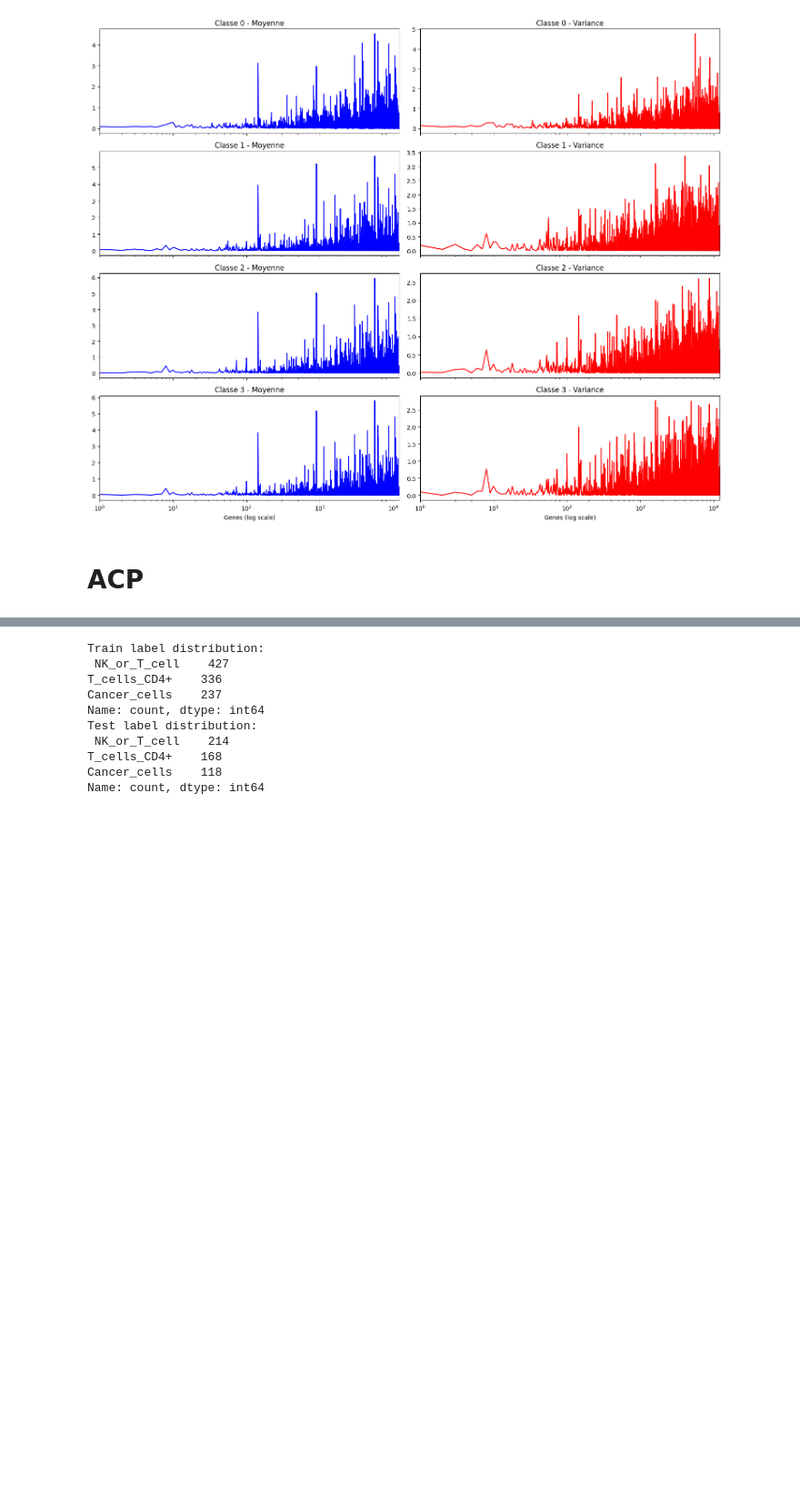
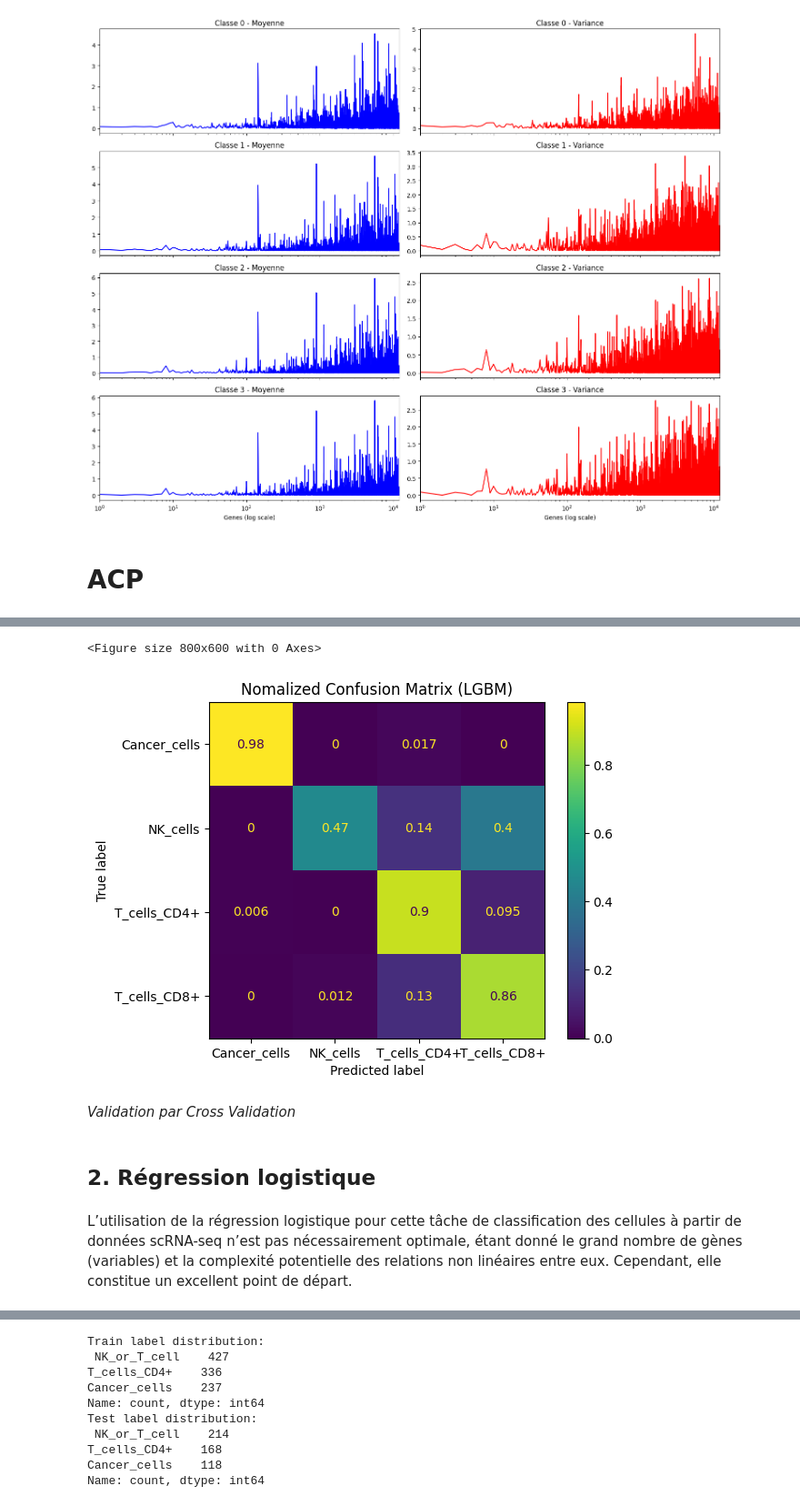
Before and after one commit to DataCampDS/scmark-classification-team_avengers, a Jupyter notebook: scMARK_classification.ipynb, the cells around one changed output, grey strips where cells are left out. Shown at 91% size. Cells and saved outputs as stored; diff of their text form; code cells hidden in the pictures; blank space fills up the shorter version.

```diff
--- a/scMARK_classification.ipynb
+++ b/scMARK_classification.ipynb
@@ -388,3 +363,0 @@ plot_scree_plot(X_train_norm, " - Données normalisées")
-# %%
-X_test = X_test[:, kept_genes_idx]
-X_test_norm = preprocess_X(X_test, method=preprocessing_method)
@@ -598,0 +457,12 @@ Nous entrainons le modèle sur 3 classes.
+# %%
+cm_norm = cm_lgbm.astype('float') / cm_lgbm.sum(axis=1)[:, np.newaxis]
+plt.figure(figsize=(8,6))
+disp_norm = ConfusionMatrixDisplay(confusion_matrix=cm_norm, display_labels=lgbm.classes_)
+disp_norm.plot()
+plt.title('Nomalized Confusion Matrix (LGBM)')
+plt.show()
+# %% [output]
+<Figure size 800x600 with 0 Axes>
+[figure, added]
+# %% [markdown]
+*Validation par Cross Validation*
@@ -598,0 +479,4 @@ Nous entrainons le modèle sur 3 classes.
+# %% [markdown]
+## 2. Régression logistique
+# %% [markdown]
+L’utilisation de la régression logistique pour cette tâche de classification des cellules à partir de données scRNA-seq n’est pas nécessairement optimale, étant donné le grand nombre de gènes (variables) et la complexité potentielle des relations non linéaires entre eux. Cependant, elle constitue un excellent point de départ.
```
Also changed, not shown: parts of 56 cells of this notebook, 3 other files.
